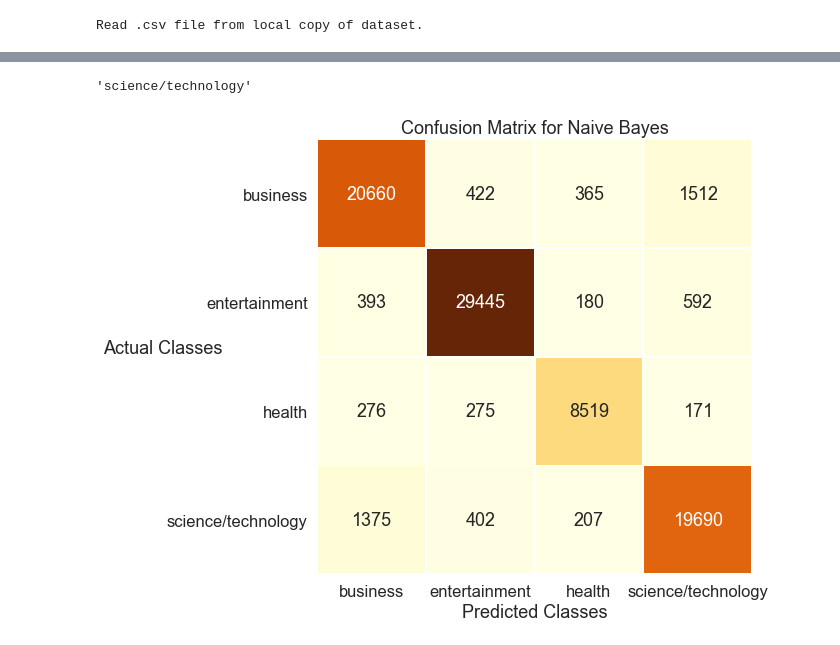
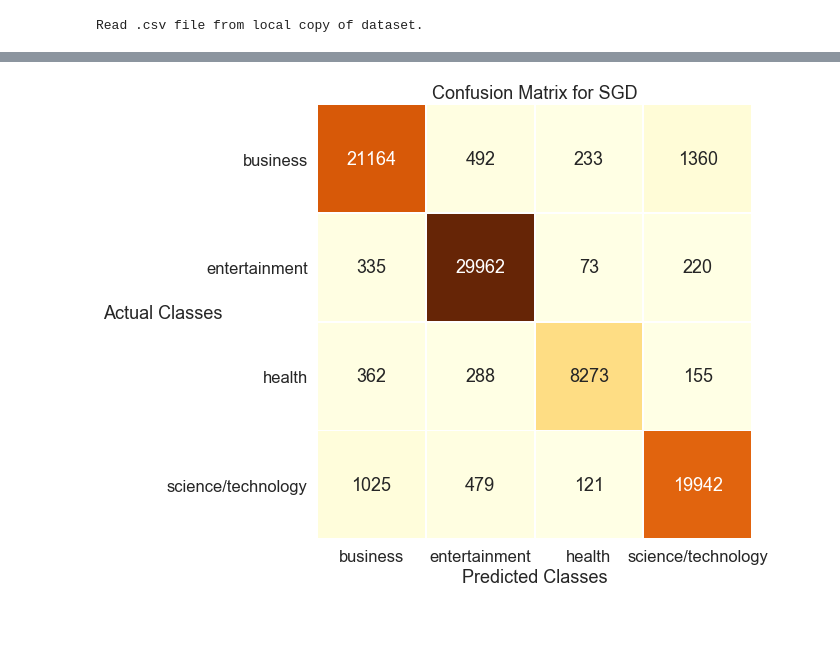
Before and after one commit to jonjau/msa, a Jupyter notebook: news-categorizer.ipynb, the cells around one changed output, grey strips where cells are left out. Cells and saved outputs as stored; diff of their text form; code cells hidden in the pictures.

```diff
--- a/news-categorizer.ipynb
+++ b/news-categorizer.ipynb
@@ -99,0 +115,6 @@ nb.score(x_test, y_test)
+# %%
+sgd = SGDClassifier(early_stopping=True)
+sgd.fit(x_train, y_train)
+
+#pred=SGD.predict(x_test)
+sgd.score(x_test, y_test)
@@ -100 +160,7 @@ nb.score(x_test, y_test)
+# %%
+y_pred = sgd.predict(x_test)
+matrix = skm.confusion_matrix(y_test, y_pred)
+confusion_mat('SGD', matrix)
+# %% [output]
+[figure, added]
 # %%
@@ -110,28 +176,0 @@ def predict_categories(model, title):
-# %%
-predict_categories(nb, 'The Sea’s Weirdest Creatures, Now in ‘Staggering’ Detail')
-# %% [output]
-'science/technology'
-# %%
-from sklearn.metrics import confusion_matrix
-
-y_pred = nb.predict(x_test)
-matrix = confusion_matrix(y_test, y_pred)
-
-def confusion_mat(model_name, confusion_matrix, cmap='YlOrBr'):
-    #hardcoded index and columns
-    cof=pd.DataFrame(confusion_matrix)
-    sns.set(font_scale=1.5)
-    plt.figure(figsize=(8,8))
-
-    sns.heatmap(cof, cmap=cmap,linewidths=1, annot=True,square=True, fmt='d', cbar=False,
-                xticklabels=category_dict.values(),
-                yticklabels=category_dict.values())
-    plt.xticks(rotation=0)
-    plt.yticks(rotation=0)
-    plt.title(f'Confusion Matrix for {model_name}')
-    plt.xlabel('Predicted Classes', rotation=0)
-    plt.ylabel('Actual Classes', rotation=0)
-
-confusion_mat('Naive Bayes', matrix)
-# %% [output]
-[figure, removed]
```
Also changed, not shown: parts of 17 cells of this notebook.
